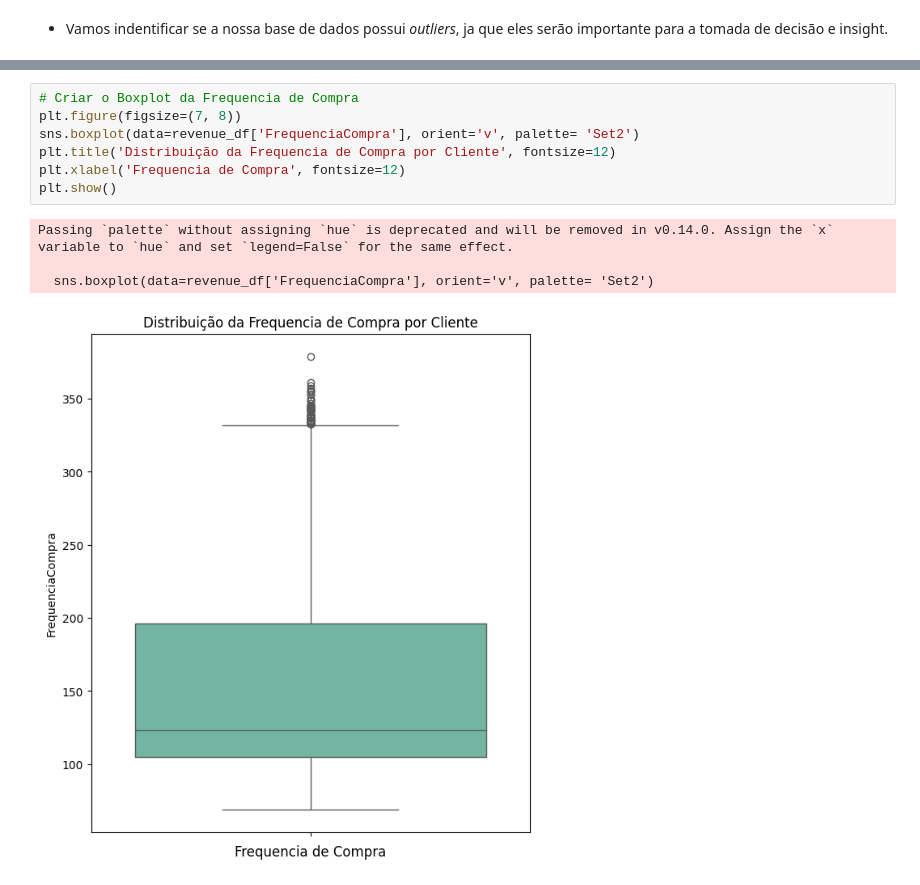
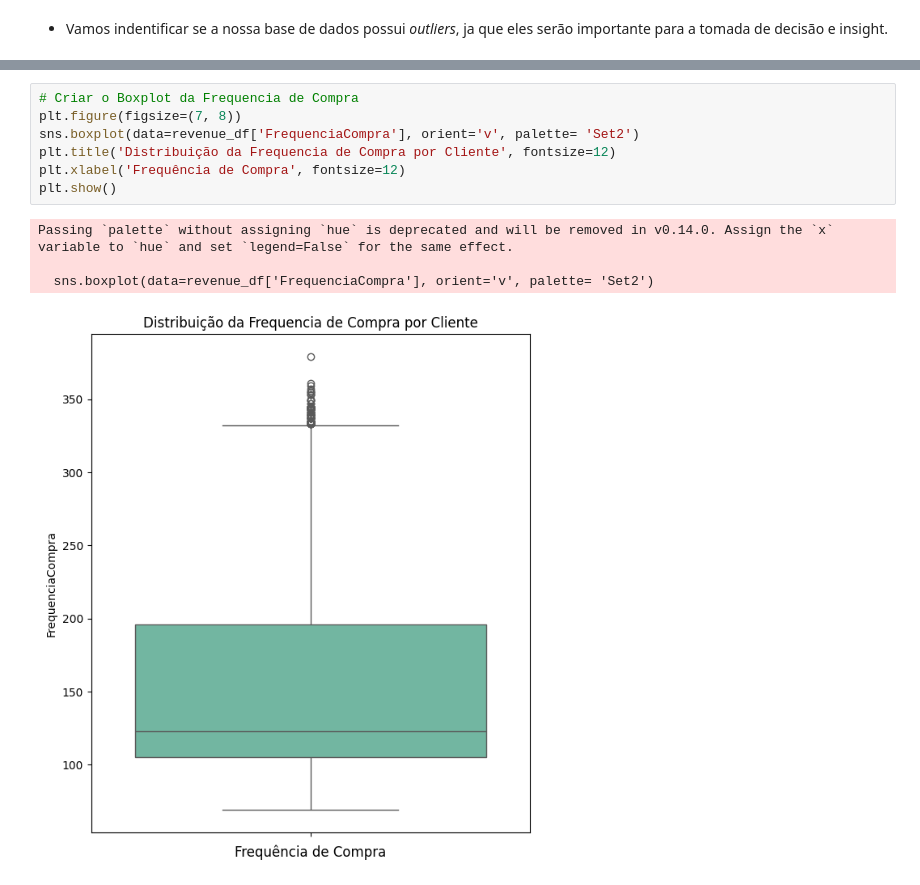
Before and after one commit to thiagonoobre/Customer-Insights-Segmentation-KMeans, a Jupyter notebook: Exploração_Análise_de_Dados_de_Vendas.ipynb, the cells around one changed output, grey strips where cells are left out. Drawn from its saved outputs; the diff is of its cells as text.

```diff
--- a/Exploração_Análise_de_Dados_de_Vendas.ipynb
+++ b/Exploração_Análise_de_Dados_de_Vendas.ipynb
@@ -493,12 +502,12 @@ Passing `palette` without assigning `hue` is deprecated and will be removed in v
 # %%
 # Criar o Boxplot da Frequencia de Compra
 plt.figure(figsize=(7, 8))
 sns.boxplot(data=revenue_df['FrequenciaCompra'], orient='v', palette= 'Set2')
 plt.title('Distribuição da Frequencia de Compra por Cliente', fontsize=12)
-plt.xlabel('Frequencia de Compra', fontsize=12)
+plt.xlabel('Frequência de Compra', fontsize=12)
 plt.show()
 # %% [output]
 Passing `palette` without assigning `hue` is deprecated and will be removed in v0.14.0. Assign the `x` variable to `hue` and set `legend=False` for the same effect.
 
   sns.boxplot(data=revenue_df['FrequenciaCompra'], orient='v', palette= 'Set2')
-[figure, old version]
+[figure, new version]
```
Also changed, not shown: parts of 45 cells of this notebook.
